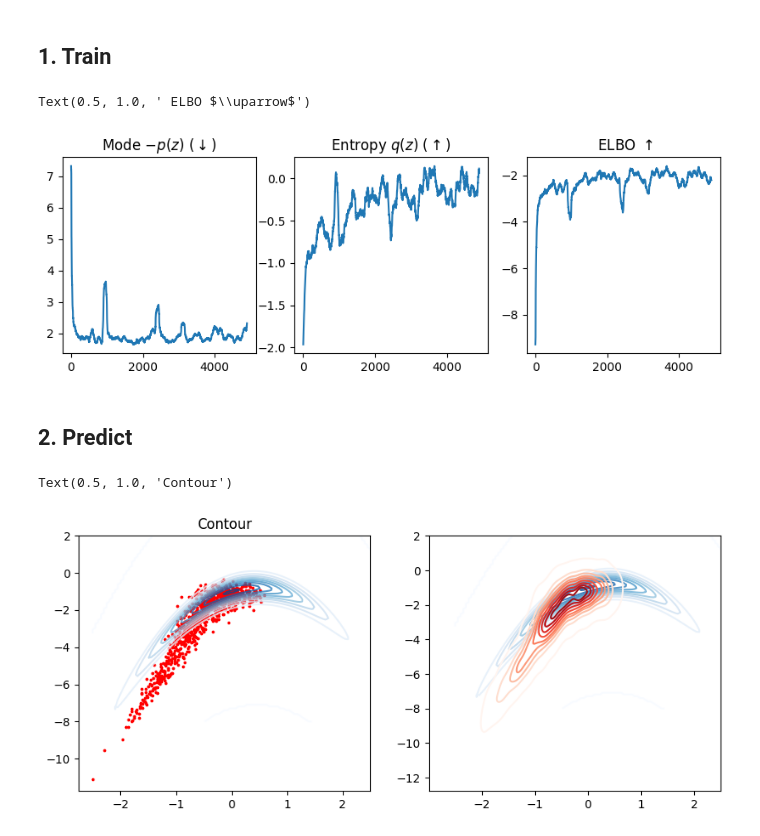
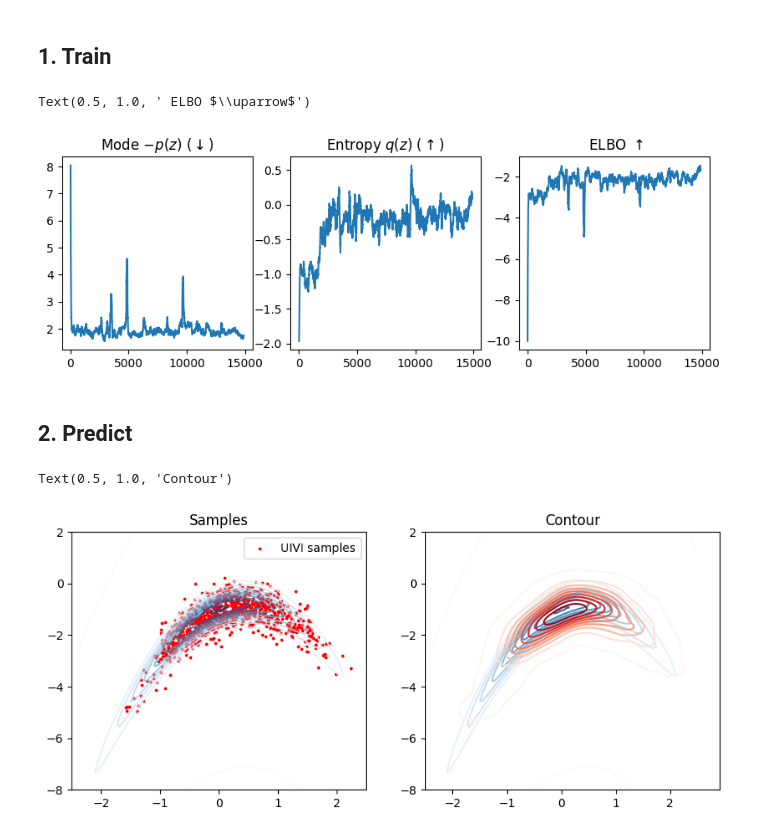
Before and after one commit to clarahoffmann/uivi, a Jupyter notebook: uivi/uivi_banana.ipynb, the cells around one changed output. Saved outputs shown, nothing was run; the diff lists cells and outputs as text; code cells hidden in the pictures.

```diff
--- a/uivi/uivi_banana.ipynb
+++ b/uivi/uivi_banana.ipynb
@@ -19,7 +19,7 @@ mean = torch.tensor([0,0], requires_grad=False).to(device)
 cov = torch.tensor([[1,0.9], [0.9, 1]], requires_grad=False).to(device)
 model = UIEncoder(mean = mean, cov =  cov, num_eps_samples = 3, dim_eps = 3, dim_z = 2, latent_dim = 50, T = 5, L = 5)
 # %%
-model, losses_mod, losses_ent = train_uivi(model, lr = 1e-3,  num_iter = 10000, num_hmc_samples = 5 )
+model, losses_mod, losses_ent = train_uivi(model, lr = 1e-3,  num_iter = 15000, num_hmc_samples = 5 )
 # %%
 # plot training losses
 fig, axs = plt.subplots(nrows = 1, ncols = 3, figsize = (10,3))
@@ -37,7 +37,7 @@ axs[2].plot(- np.mean(mod - ent, axis = -1))
 axs[2].set_title(r' ELBO $\uparrow$')
 # %% [output]
 Text(0.5, 1.0, ' ELBO $\\uparrow$')
-[figure, old version]
+[figure, new version]
 # %% [markdown]
 ## 2. Predict
 # %%
@@ -66,13 +66,14 @@ mus = torch.stack(mus).detach().cpu().numpy().reshape(-1,2)
 # %%
 fig, axs = plt.subplots(nrows = 1, ncols = 2, figsize = (10,4))
 
 axs[0].contour(xx, yy, np.exp(log_probs), levels=10, cmap='Blues', alpha = 0.8)
-axs[0].scatter(z_samples[:, 0], z_samples[:, 1], color='red', s = 3, alpha = 1)
+axs[0].scatter(z_samples[:, 0], z_samples[:, 1], color='red', s = 3, alpha = 1, label = "UIVI samples")
 axs[0].set_title('Samples')
+axs[0].legend()
 
 axs[1].contour(xx, yy, np.exp(log_probs), levels=10, cmap='Blues', alpha = 0.8)
 sns.kdeplot(x=z_samples[:,0], y=z_samples[:,1], fill=False, cmap = "Reds",  thresh=0.01, levels=10, ax = axs[1])
-axs[0].set_title('Contour')
+axs[1].set_title('Contour')
 # %% [output]
 Text(0.5, 1.0, 'Contour')
-[figure, old version]
+[figure, new version]
```
